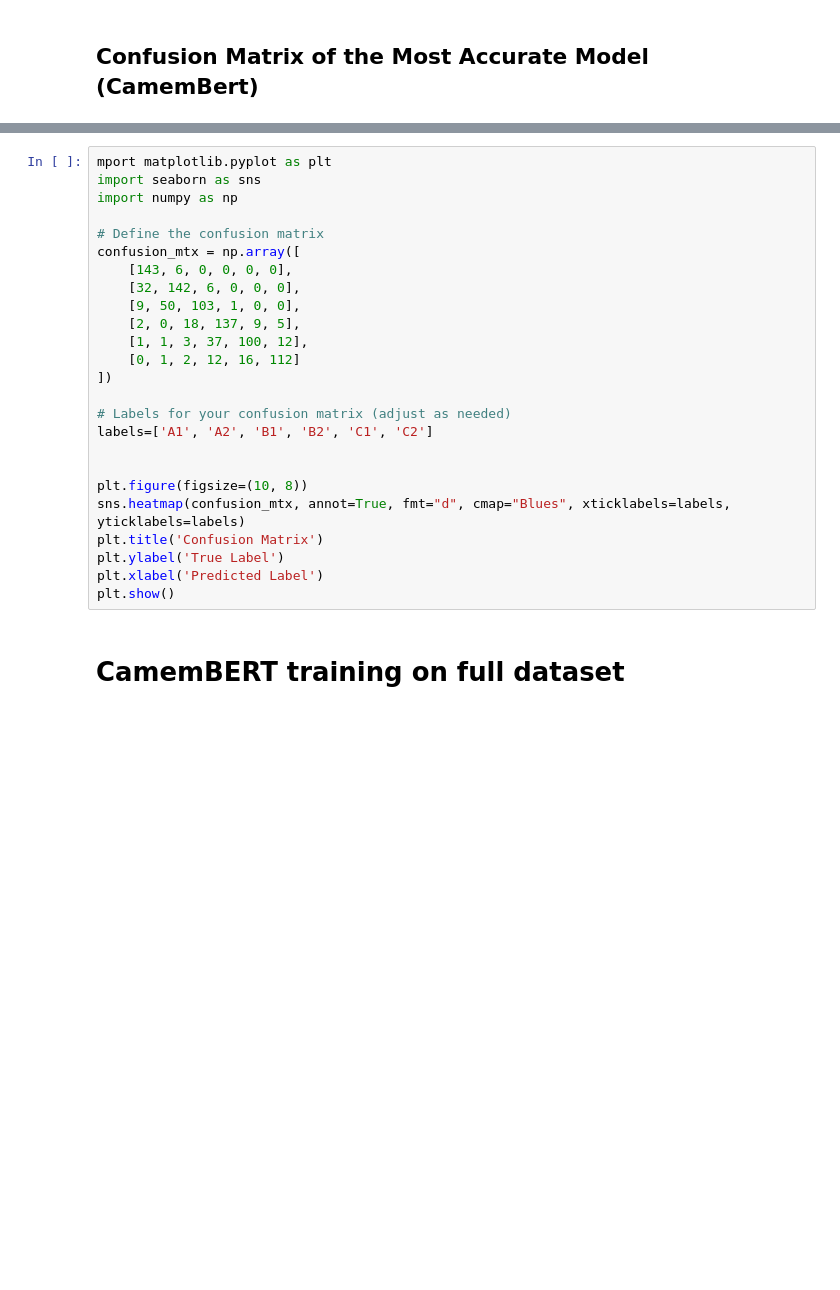
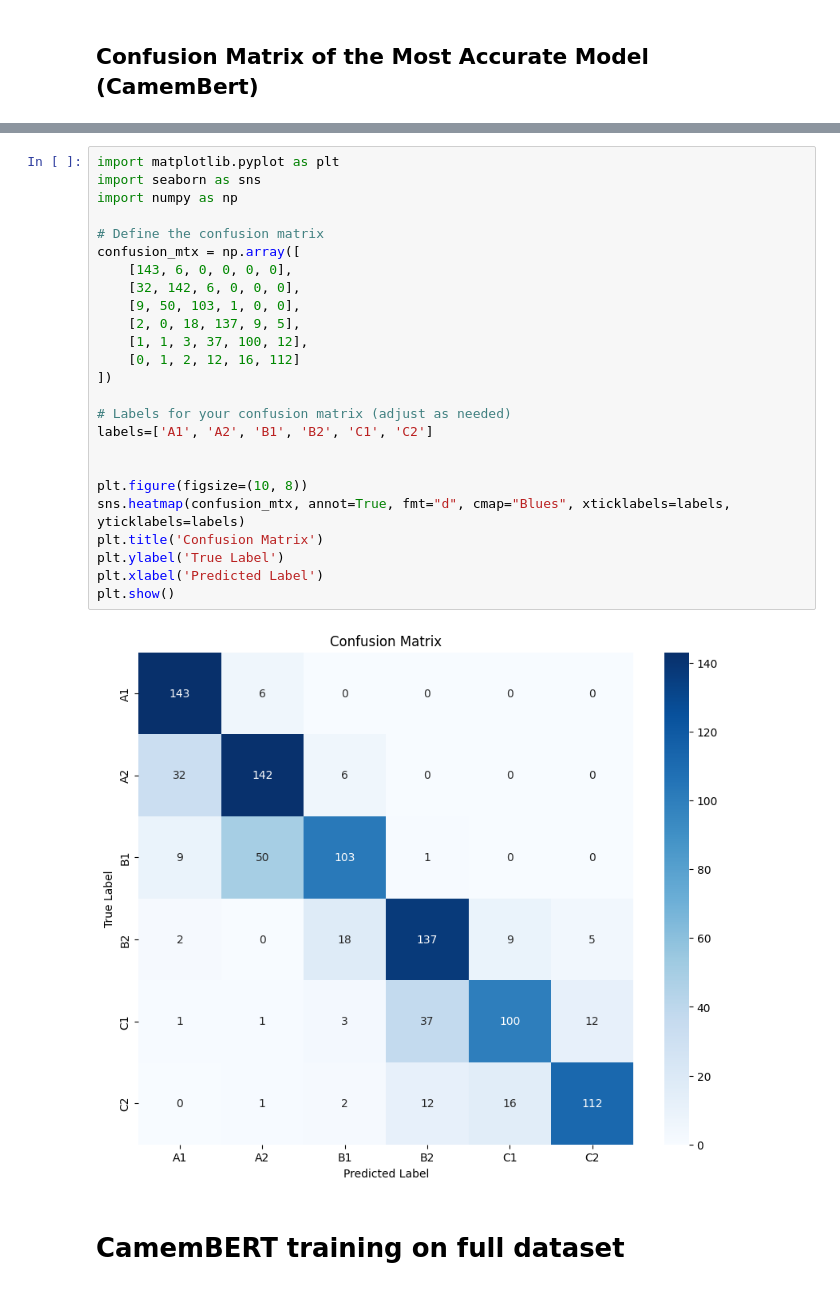
Before and after one commit to SharaVigneswaran/Data-Science-Machine-Learning---Project, a Jupyter notebook: Google_Code_Advanced.ipynb, the cells around one changed output, grey strips where cells are left out. Drawn from its saved outputs; the diff is of its cells as text; blank space fills up the shorter version.

```diff
--- a/Google_Code_Advanced.ipynb
+++ b/Google_Code_Advanced.ipynb
@@ -813,28 +842,30 @@ pip install matplotlib seaborn
 # %%
-mport matplotlib.pyplot as plt
+import matplotlib.pyplot as plt
 import seaborn as sns
 import numpy as np
 
 # Define the confusion matrix
 confusion_mtx = np.array([
     [143, 6, 0, 0, 0, 0],
     [32, 142, 6, 0, 0, 0],
     [9, 50, 103, 1, 0, 0],
     [2, 0, 18, 137, 9, 5],
     [1, 1, 3, 37, 100, 12],
     [0, 1, 2, 12, 16, 112]
 ])
 
 # Labels for your confusion matrix (adjust as needed)
 labels=['A1', 'A2', 'B1', 'B2', 'C1', 'C2']
 
 
 plt.figure(figsize=(10, 8))
 sns.heatmap(confusion_mtx, annot=True, fmt="d", cmap="Blues", xticklabels=labels, yticklabels=labels)
 plt.title('Confusion Matrix')
 plt.ylabel('True Label')
 plt.xlabel('Predicted Label')
 plt.show()
+# %% [output]
+[figure, added]
 # %% [markdown]
 # CamemBERT training on full dataset
 # %%
```
Also changed, not shown: parts of 20 cells of this notebook.
